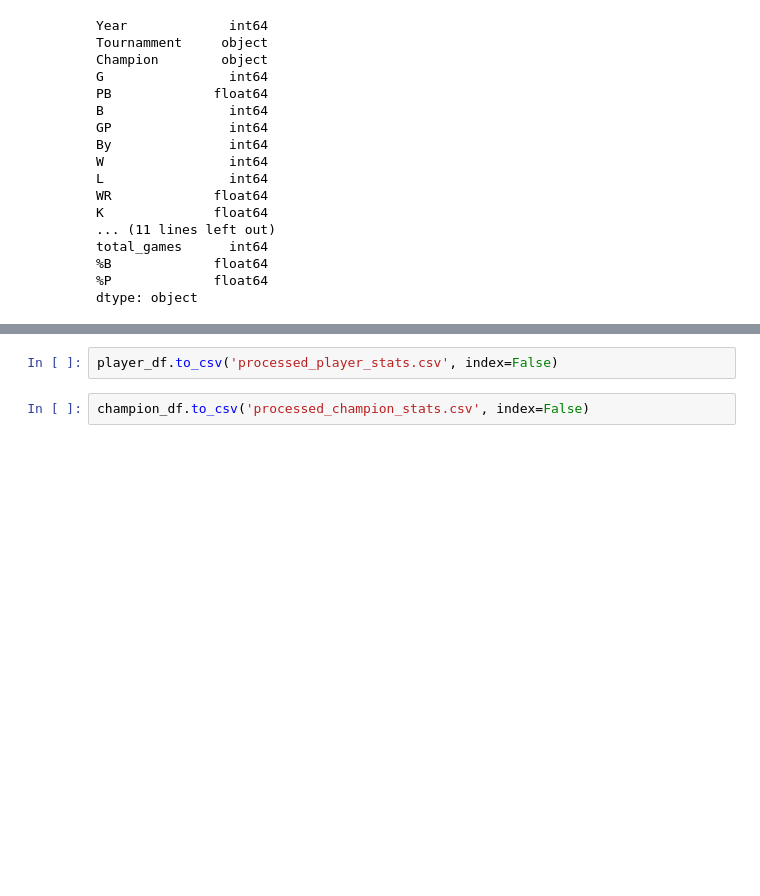
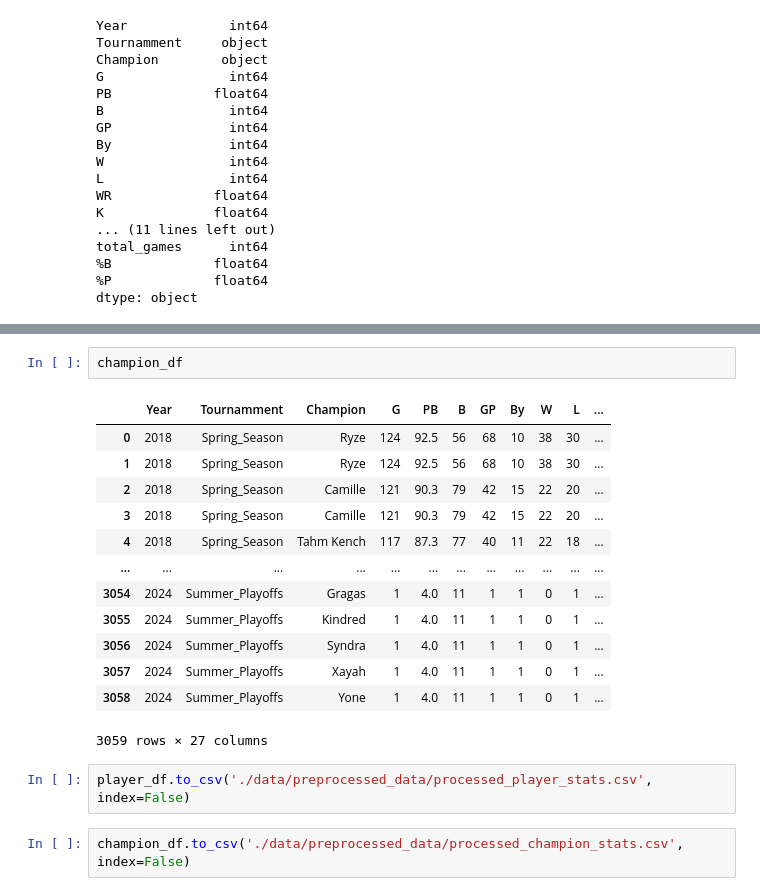
Before and after one commit to Banhmikepthit0105/Analyze-LoLChamps_Players, a Jupyter notebook: LOL_Preprocessing.ipynb, the cells around one changed output, grey strips where cells are left out. Cells and saved outputs as stored; diff of their text form; blank space fills up the shorter version.

```diff
--- a/LOL_Preprocessing.ipynb
+++ b/LOL_Preprocessing.ipynb
@@ -546,4 +647,20 @@ dtype: object
+# %%
+champion_df
+# %% [output]
+|  | Year | Tournamment | Champion | G | PB | B | GP | By | W | L | ... |
+| 0 | 2018 | Spring_Season | Ryze | 124 | 92.5 | 56 | 68 | 10 | 38 | 30 | ... |
+| 1 | 2018 | Spring_Season | Ryze | 124 | 92.5 | 56 | 68 | 10 | 38 | 30 | ... |
+| 2 | 2018 | Spring_Season | Camille | 121 | 90.3 | 79 | 42 | 15 | 22 | 20 | ... |
+| 3 | 2018 | Spring_Season | Camille | 121 | 90.3 | 79 | 42 | 15 | 22 | 20 | ... |
+| 4 | 2018 | Spring_Season | Tahm Kench | 117 | 87.3 | 77 | 40 | 11 | 22 | 18 | ... |
+| ... | ... | ... | ... | ... | ... | ... | ... | ... | ... | ... | ... |
+| 3054 | 2024 | Summer_Playoffs | Gragas | 1 | 4.0 | 11 | 1 | 1 | 0 | 1 | ... |
+| 3055 | 2024 | Summer_Playoffs | Kindred | 1 | 4.0 | 11 | 1 | 1 | 0 | 1 | ... |
+| 3056 | 2024 | Summer_Playoffs | Syndra | 1 | 4.0 | 11 | 1 | 1 | 0 | 1 | ... |
+| 3057 | 2024 | Summer_Playoffs | Xayah | 1 | 4.0 | 11 | 1 | 1 | 0 | 1 | ... |
+| 3058 | 2024 | Summer_Playoffs | Yone | 1 | 4.0 | 11 | 1 | 1 | 0 | 1 | ... |
+3059 rows × 27 columns
 # %%
-player_df.to_csv('processed_player_stats.csv', index=False)
+player_df.to_csv('./data/preprocessed_data/processed_player_stats.csv', index=False)
 # %%
-champion_df.to_csv('processed_champion_stats.csv', index=False)
+champion_df.to_csv('./data/preprocessed_data/processed_champion_stats.csv', index=False)
```
Also changed, not shown: parts of 20 cells of this notebook.
